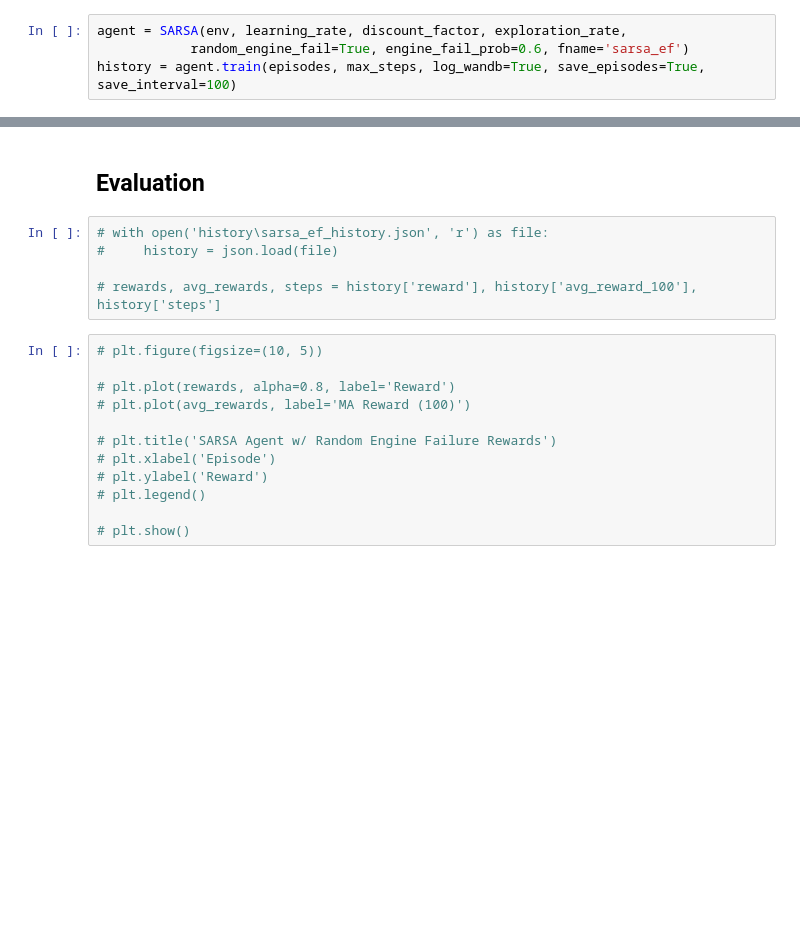
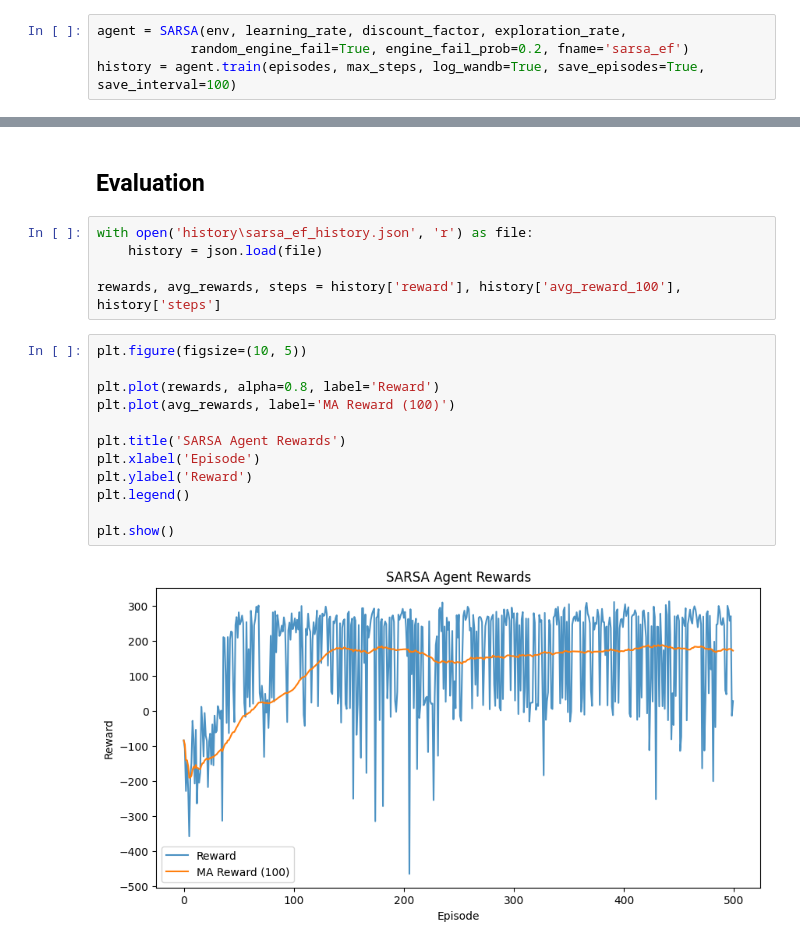
Before and after one commit to timothyckl/Lunar-Lander-RL, a Jupyter notebook: 5_DeepSARSA_EF.ipynb, the cells around one changed output, grey strips where cells are left out. Drawn from its saved outputs; the diff is of its cells as text; blank space fills up the shorter version.

```diff
--- a/5_DeepSARSA_EF.ipynb
+++ b/5_DeepSARSA_EF.ipynb
@@ -29,6 +19,6 @@ wandb.init(project='lunar-lander-rl', entity='timothyckl', config={
 ## Training
 # %%
 agent = SARSA(env, learning_rate, discount_factor, exploration_rate,
-            random_engine_fail=True, engine_fail_prob=0.6, fname='sarsa_ef')
+            random_engine_fail=True, engine_fail_prob=0.2, fname='sarsa_ef')
 history = agent.train(episodes, max_steps, log_wandb=True, save_episodes=True, save_interval=100)
 # %% [output]
@@ -52,20 +61,22 @@ with open('./history/sarsa_ef_history.json', 'w') as file:
 # %% [markdown]
 ## Evaluation
 # %%
-# with open('history\sarsa_ef_history.json', 'r') as file:
-#     history = json.load(file)
+with open('history\sarsa_ef_history.json', 'r') as file:
+    history = json.load(file)
 
-# rewards, avg_rewards, steps = history['reward'], history['avg_reward_100'], history['steps']
+rewards, avg_rewards, steps = history['reward'], history['avg_reward_100'], history['steps']
 # %%
-# plt.figure(figsize=(10, 5))
+plt.figure(figsize=(10, 5))
 
-# plt.plot(rewards, alpha=0.8, label='Reward')
-# plt.plot(avg_rewards, label='MA Reward (100)')
+plt.plot(rewards, alpha=0.8, label='Reward')
+plt.plot(avg_rewards, label='MA Reward (100)')
 
-# plt.title('SARSA Agent w/ Random Engine Failure Rewards')
-# plt.xlabel('Episode')
-# plt.ylabel('Reward')
-# plt.legend()
+plt.title('SARSA Agent Rewards')
+plt.xlabel('Episode')
+plt.ylabel('Reward')
+plt.legend()
 
-# plt.show()
+plt.show()
+# %% [output]
+[figure, added]
 # %%
```
Also changed, not shown: parts of 7 cells of this notebook, 27 other files.
